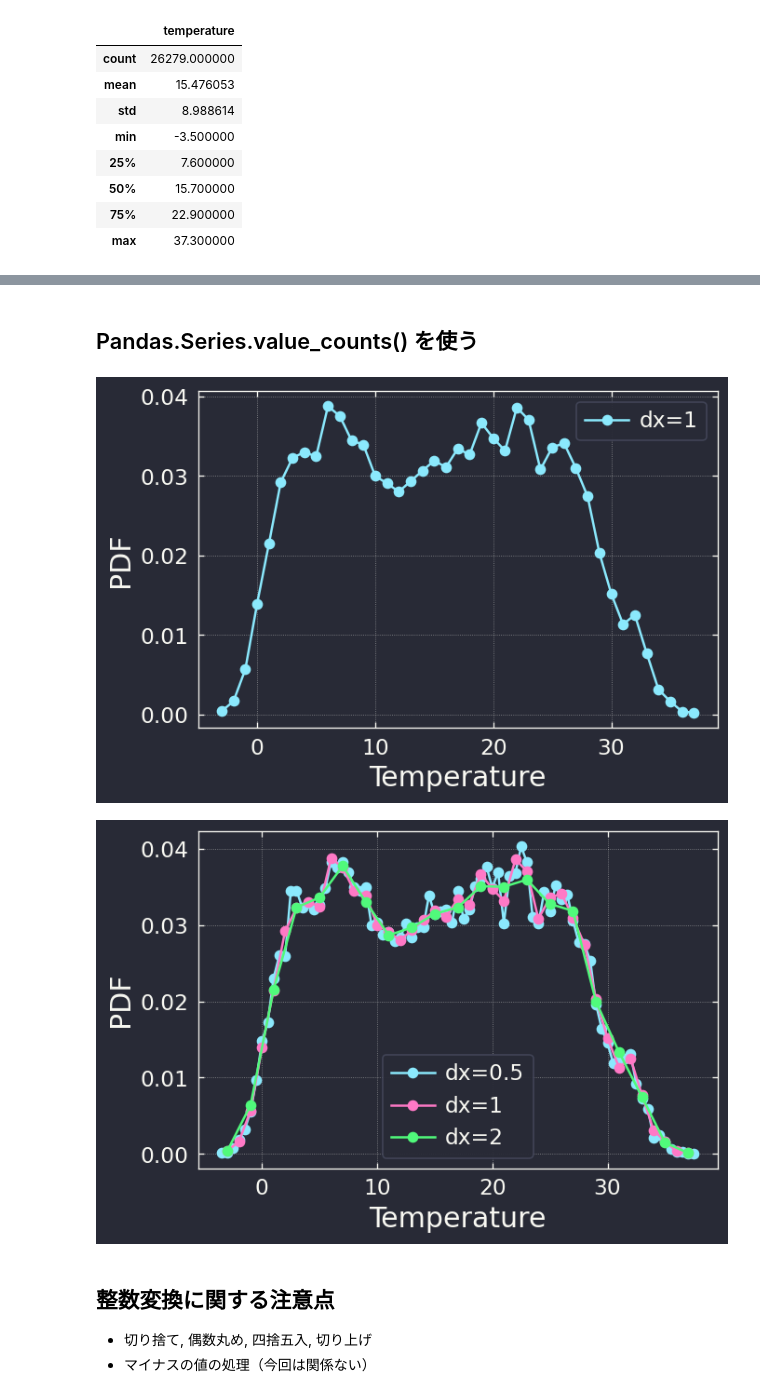
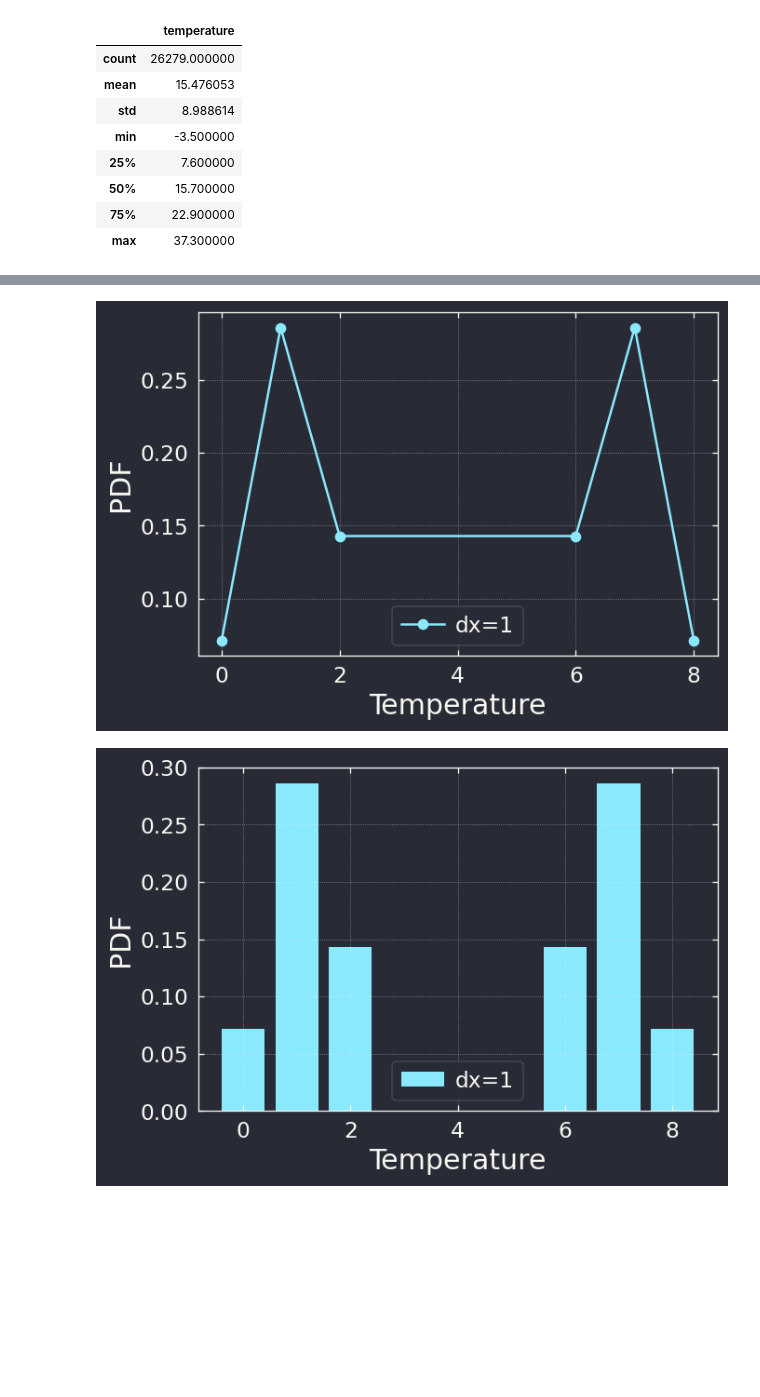
Before and after one commit to KeiNagayama/PRG2023, a Jupyter notebook: 03_PLOT/notebook/pdf.ipynb, the cells around one changed output, grey strips where cells are left out. Cells and saved outputs as stored; diff of their text form; code cells hidden in the pictures; blank space fills up the shorter version.

```diff
--- a/03_PLOT/notebook/pdf.ipynb
+++ b/03_PLOT/notebook/pdf.ipynb
@@ -150,2 +142,0 @@ for dx in [0.5, 1, 2]:
-# %% [markdown]
-## Pandas.Series.value_counts() を使う
@@ -154,39 +143,13 @@ import numpy as np
-# %%
-def calc_pdf(xs, dx=1):
-    # xs  : データの１次元配列
-    # dx: bin幅
-
-    xmin = int(min(xs)) - dx/2  # binの中央値を整数にするための調整
-    indices = np.floor((xs-xmin)/dx)
-    pdf = indices.value_counts(normalize=True) / dx
-    pdf.index = xmin + (pdf.index + 0.5) * dx
-    pdf = pdf.sort_index()
-
-    return pdf
-
-
-def draw_pdf(pdf, label=None):
-    x = pdf.index
-    p = pdf.values
-    plt.plot(x, p, marker='o', label=label)
-    # plt.bar(x, p)
-    plt.xlabel('Temperature')
-    plt.ylabel('PDF')
-    plt.legend()
-
-
-pdf = calc_pdf(data['temperature'], dx=1)
-draw_pdf(pdf, label=f'dx=1')
-# %% [output]
-[figure, removed]
-# %%
-for dx in [0.5, 1, 2]:
-    pdf = calc_pdf(data['temperature'], dx=dx)
-    draw_pdf(pdf, label=f'dx={dx}')
-# %% [output]
-[figure, removed]
-# %% [markdown]
-## 整数変換に関する注意点
-
-- 切り捨て, 偶数丸め, 四捨五入, 切り上げ
-- マイナスの値の処理（今回は関係ない）
+# %%
+def bimodal_case():
+    xs = [0,1,1,1,1,2,2] + [6,6,7,7,7,7,8]
+    dx = 1
+    pdf = calc_pdf(xs, dx=dx)
+    draw_pdf(pdf, label=f'dx={dx}', kind='line')
+    plt.figure()
+    draw_pdf(pdf, label=f'dx={dx}', kind='bar')
+
+bimodal_case()
+# %% [output]
+[figure, added]
+[figure, added]
```
Also changed, not shown: parts of 15 cells of this notebook, 2 other files.
